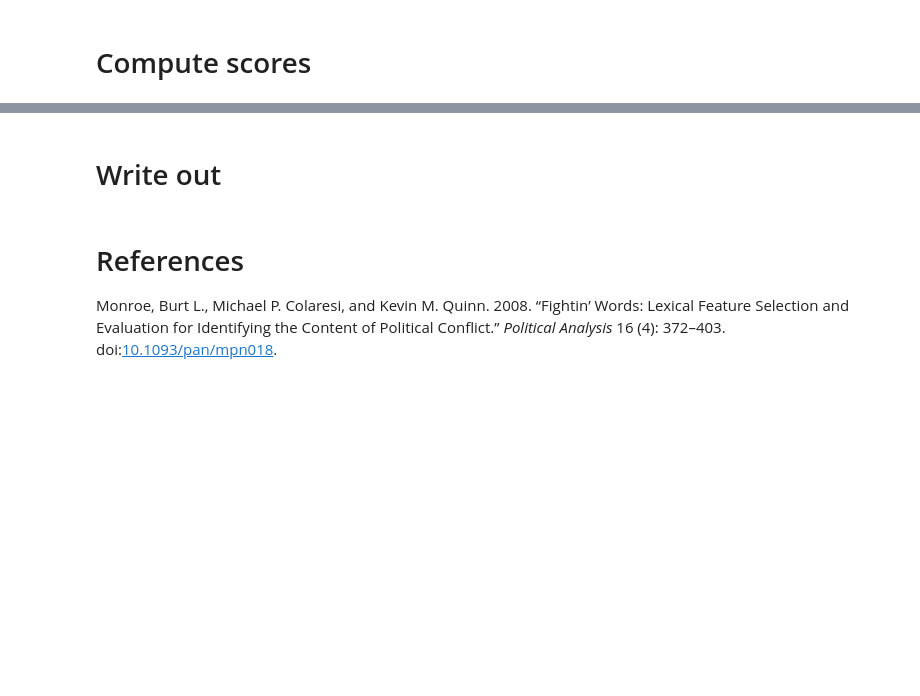
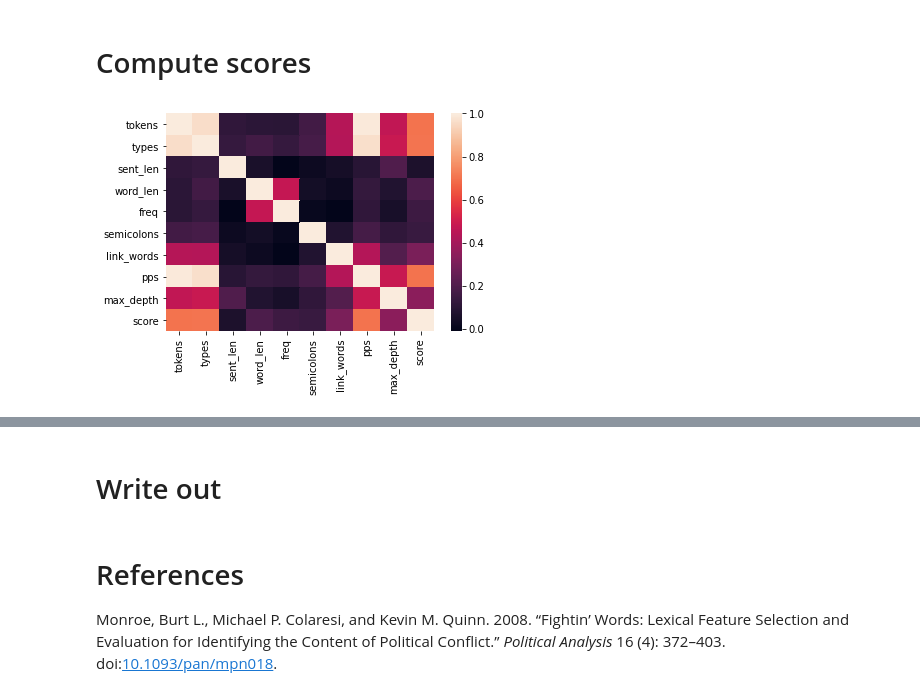
Before and after one commit to alexklapheke/essay, a Jupyter notebook: code/0-Parse_data-EDA.ipynb, the cells around one changed output, grey strips where cells are left out. Saved outputs shown, nothing was run; the diff lists cells and outputs as text; code cells hidden in the pictures; blank space fills up the shorter version.

```diff
--- a/code/0-Parse_data-EDA.ipynb
+++ b/code/0-Parse_data-EDA.ipynb
@@ -251,3 +353,11 @@ Done! Parsed 12976 items in 0:08.
 # %%
 # If only one score exists, use that. Otherwise, take the mean of both scores.
 essays["score"] = list(map(np.nanmean, zip(essays["domain1_score"], essays["domain2_score"])))
+# %%
+metadata_cols = ["tokens", "types", "sent_len", "word_len", "freq", "semicolons", "link_words", "pps", "max_depth", "score"]
+
+import seaborn as sns
+
+sns.heatmap(essays[essays["essay_set"]==3][metadata_cols].corr());
+# %% [output]
+[figure, added]
```
Also changed, not shown: parts of 20 cells of this notebook, 31 other files.
